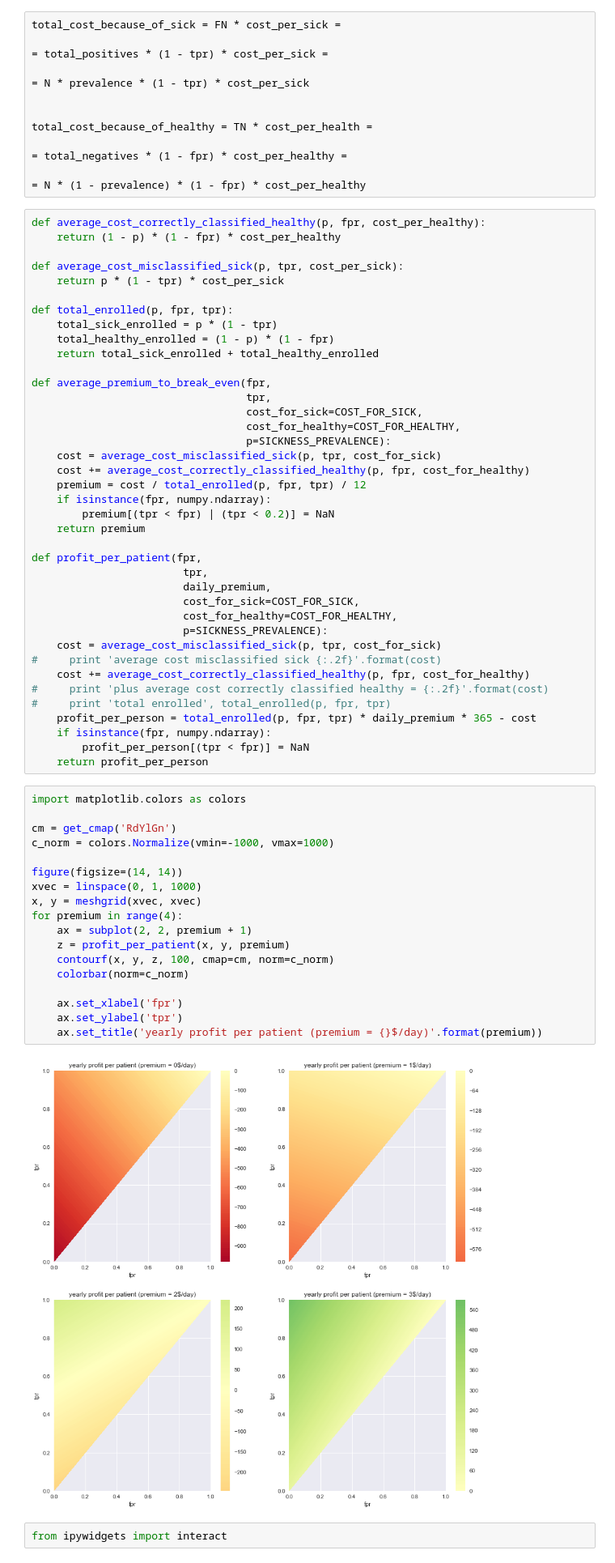
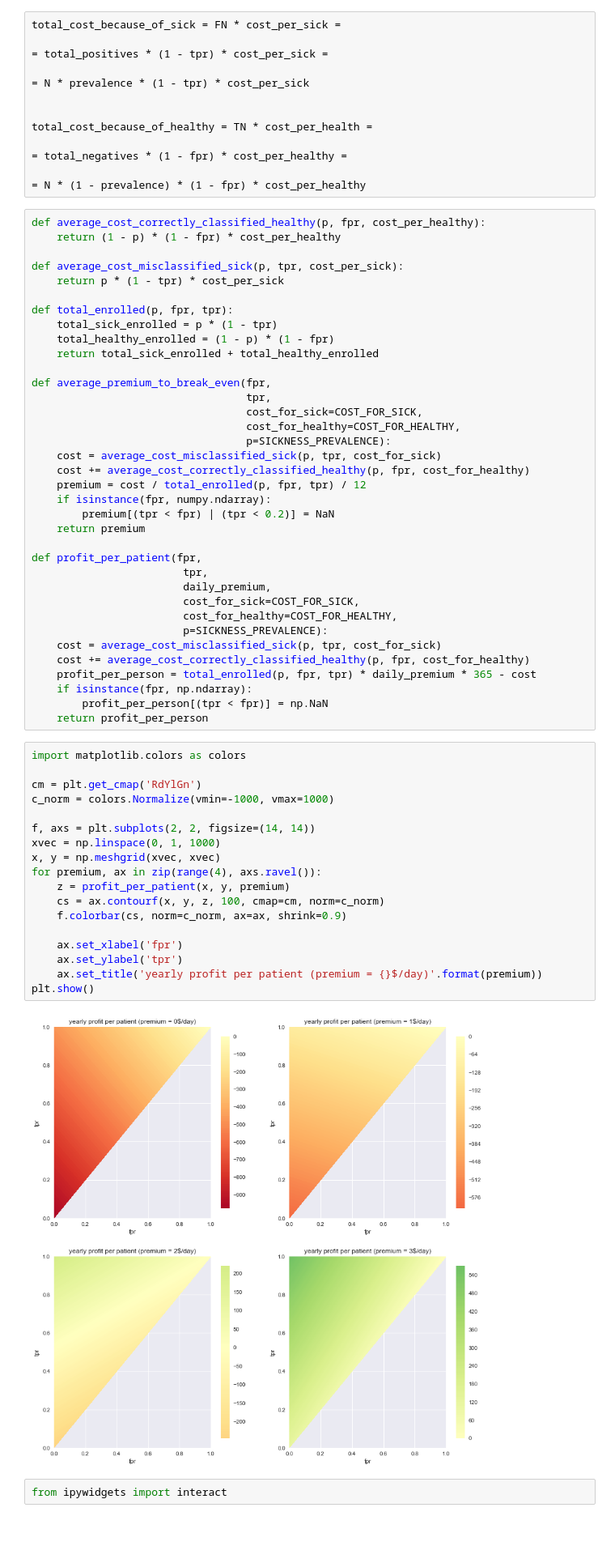
Before and after one commit to phenomix/actuary, a Jupyter notebook: clean_binary_actuary.ipynb, the cells around one changed output. Shown at 81% size. Saved outputs shown, nothing was run; the diff lists cells and outputs as text; blank space fills up the shorter version.

```diff
--- a/clean_binary_actuary.ipynb
+++ b/clean_binary_actuary.ipynb
@@ -52,34 +51,31 @@ def profit_per_patient(fpr,
                         cost_for_healthy=COST_FOR_HEALTHY,
                         p=SICKNESS_PREVALENCE):
     cost = average_cost_misclassified_sick(p, tpr, cost_for_sick)
-#     print 'average cost misclassified sick {:.2f}'.format(cost)
     cost += average_cost_correctly_classified_healthy(p, fpr, cost_for_healthy)
-#     print 'plus average cost correctly classified healthy = {:.2f}'.format(cost)
-#     print 'total enrolled', total_enrolled(p, fpr, tpr)
     profit_per_person = total_enrolled(p, fpr, tpr) * daily_premium * 365 - cost
-    if isinstance(fpr, numpy.ndarray):
-        profit_per_person[(tpr < fpr)] = NaN
+    if isinstance(fpr, np.ndarray):
+        profit_per_person[(tpr < fpr)] = np.NaN
     return profit_per_person
 # %%
 import matplotlib.colors as colors
 
-cm = get_cmap('RdYlGn')
+cm = plt.get_cmap('RdYlGn')
 c_norm = colors.Normalize(vmin=-1000, vmax=1000)
 
-figure(figsize=(14, 14))
-xvec = linspace(0, 1, 1000)
-x, y = meshgrid(xvec, xvec)
-for premium in range(4):
-    ax = subplot(2, 2, premium + 1)
+f, axs = plt.subplots(2, 2, figsize=(14, 14))
+xvec = np.linspace(0, 1, 1000)
+x, y = np.meshgrid(xvec, xvec)
+for premium, ax in zip(range(4), axs.ravel()):
     z = profit_per_patient(x, y, premium)
-    contourf(x, y, z, 100, cmap=cm, norm=c_norm)
-    colorbar(norm=c_norm)
+    cs = ax.contourf(x, y, z, 100, cmap=cm, norm=c_norm)
+    f.colorbar(cs, norm=c_norm, ax=ax, shrink=0.9)
 
     ax.set_xlabel('fpr')
     ax.set_ylabel('tpr')
     ax.set_title('yearly profit per patient (premium = {}$/day)'.format(premium))
+plt.show()
 # %% [output]
-[figure, old version]
+[figure, new version]
 # %%
 from ipywidgets import interact
 # %%
```
Also changed, not shown: parts of 3 cells of this notebook.
